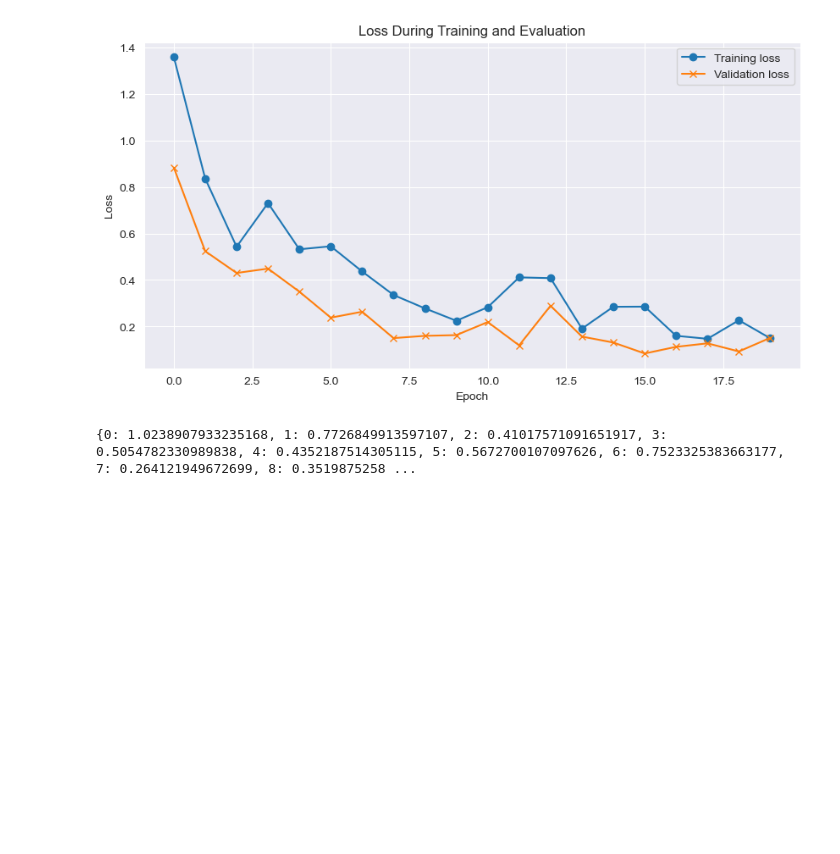
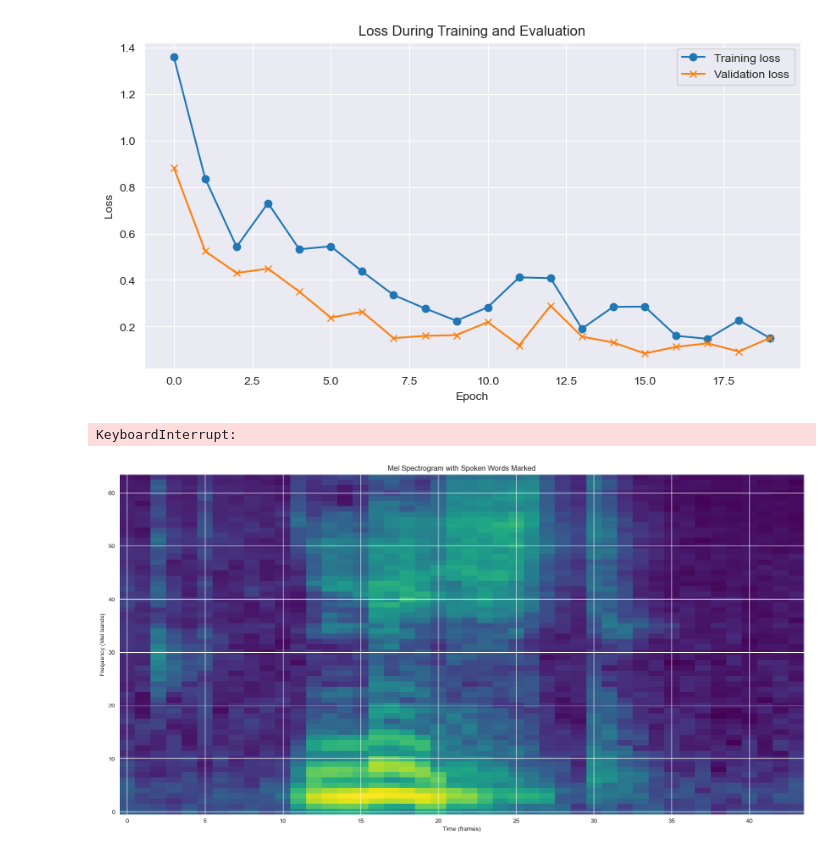
Before and after one commit to flipmeixner/mlpc, a Jupyter notebook: Code/training_env_test.ipynb, the cells around one changed output. Cells and saved outputs as stored; diff of their text form; code cells hidden in the pictures; blank space fills up the shorter version.

```diff
--- a/Code/training_env_test.ipynb
+++ b/Code/training_env_test.ipynb
@@ -207,11 +261,55 @@ plt.show()  # Display the plot
 # %% [output]
 [figure]
 # %%
-losses = {}
-i = 0
-for train, valid in zip(losses_train, losses_valid):
-    losses[i] = (train + valid) / 2.0
-    i += 1
-print(losses)
+import numpy as np
+import pandas as pd
+from sklearn.model_selection import train_test_split, GridSearchCV
+from sklearn.linear_model import SGDClassifier
+from sklearn.metrics import accuracy_score, classification_report
+from sklearn.preprocessing import StandardScaler
+from sklearn.utils import shuffle
+import torch
+from sklearn.svm import SVC
+
+
+
+X_train = data_train.reshape(data_train.shape[0], -1)
+X_valid = data_valid.reshape(data_valid.shape[0], -1)
+
+# Standardize the features
+scaler = StandardScaler()
+X_train = scaler.fit_transform(X_train)
+X_valid = scaler.transform(X_valid)
+
+# Define different SVM models
+svm_linear = SVC(kernel='linear')
+svm_poly = SVC(kernel='poly', degree=3)  # Degree can be tuned
+svm_rbf = SVC(kernel='rbf')
+svm_sigmoid = SVC(kernel='sigmoid')
+
+# Train and evaluate each model
+# for svm_model, name in zip([svm_linear, svm_poly, svm_rbf, svm_sigmoid], ['Linear', 'Polynomial', 'RBF', 'Sigmoid']):
+for svm_model, name in zip([svm_rbf], ['RBF']):
+    svm_model.fit(X_train, labels_train)
+    y_pred = svm_model.predict(X_valid)
+    accuracy = accuracy_score(labels_valid, y_pred)
+    report = classification_report(labels_valid, y_pred)
+
+    print(f"{name} SVM Accuracy: {accuracy}")
+    print(f"{name} SVM Classification Report:")
+    print(report)
+    print("\n" + "="*60 + "\n")
 # %% [output]
-{0: 1.0238907933235168, 1: 0.7726849913597107, 2: 0.41017571091651917, 3: 0.5054782330989838, 4: 0.4352187514305115, 5: 0.5672700107097626, 6: 0.7523325383663177, 7: 0.264121949672699, 8: 0.3519875258 ...
+KeyboardInterrupt:
+# %%
+melspect_indices = list(range(12, 76))
+licht_snippet = data[14, melspect_indices, :]
+# %%
+plt.figure(figsize=(20, 10))
+plt.imshow(licht_snippet, aspect='auto', origin='lower', cmap='viridis')
+plt.title('Mel Spectrogram with Spoken Words Marked')
+plt.xlabel('Time (frames)')
+plt.ylabel('Frequency (Mel bands)')
+plt.show()
+# %% [output]
+[figure, added]
```
Also changed, not shown: parts of 9 cells of this notebook, 9 other files.
